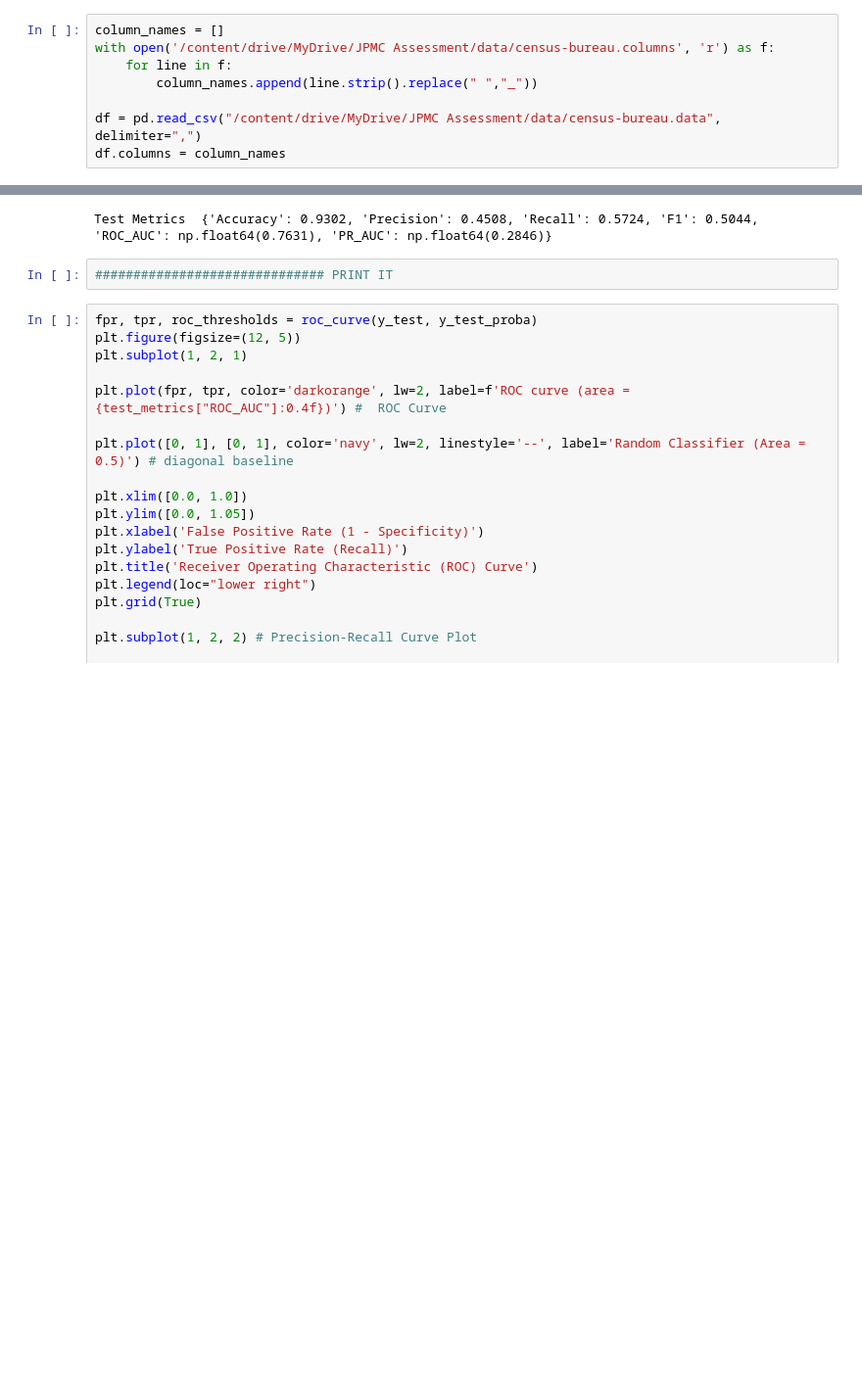
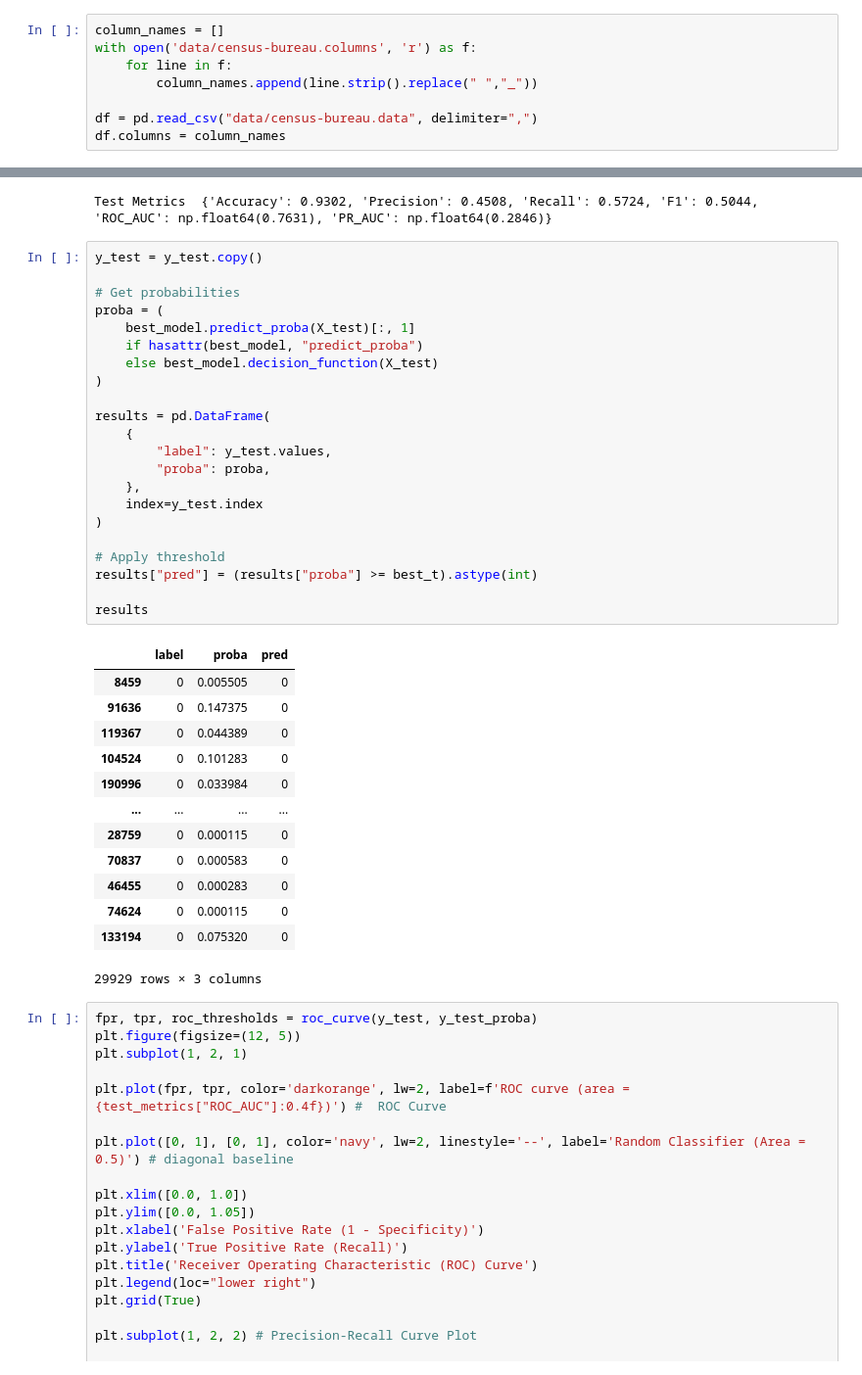
Before and after one commit to vikrampande7/census-classification-segmentation, a Jupyter notebook: 2_classification.ipynb, the cells around one changed output, grey strips where cells are left out. Shown at 98% size. Drawn from its saved outputs; the diff is of its cells as text; blank space fills up the shorter version.

Commit message:
add models, modify notebooks, change paths

```diff
--- a/2_classification.ipynb
+++ b/2_classification.ipynb
@@ -28,11 +28,11 @@ warnings.filterwarnings('ignore')
 SCALE_POS_WEIGHT = 187140 / 12382  # SCALE_POS_WEIGHT is approximately 15:1 from the ration of count in dataset
 # %%
 column_names = []
-with open('/content/drive/MyDrive/JPMC Assessment/data/census-bureau.columns', 'r') as f:
+with open('data/census-bureau.columns', 'r') as f:
     for line in f:
         column_names.append(line.strip().replace(" ","_"))
 
-df = pd.read_csv("/content/drive/MyDrive/JPMC Assessment/data/census-bureau.data", delimiter=",")
+df = pd.read_csv("data/census-bureau.data", delimiter=",")
 df.columns = column_names
 # %% [markdown]
 # Preprocessing
@@ -389,8 +389,42 @@ test_metrics = {
 print("Test Metrics ", {key: round(value, 4) for key, value in test_metrics.items()})
 # %% [output]
 Test Metrics  {'Accuracy': 0.9302, 'Precision': 0.4508, 'Recall': 0.5724, 'F1': 0.5044, 'ROC_AUC': np.float64(0.7631), 'PR_AUC': np.float64(0.2846)}
-# %%
-############################## PRINT IT
+# %%
+y_test = y_test.copy()
+
+# Get probabilities
+proba = (
+    best_model.predict_proba(X_test)[:, 1]
+    if hasattr(best_model, "predict_proba")
+    else best_model.decision_function(X_test)
+)
+
+results = pd.DataFrame(
+    {
+        "label": y_test.values,
+        "proba": proba,
+    },
+    index=y_test.index
+)
+
+# Apply threshold
+results["pred"] = (results["proba"] >= best_t).astype(int)
+
+results
+# %% [output]
+|  | label | proba | pred |
+| 8459 | 0 | 0.005505 | 0 |
+| 91636 | 0 | 0.147375 | 0 |
+| 119367 | 0 | 0.044389 | 0 |
+| 104524 | 0 | 0.101283 | 0 |
+| 190996 | 0 | 0.033984 | 0 |
+| ... | ... | ... | ... |
+| 28759 | 0 | 0.000115 | 0 |
+| 70837 | 0 | 0.000583 | 0 |
+| 46455 | 0 | 0.000283 | 0 |
+| 74624 | 0 | 0.000115 | 0 |
+| 133194 | 0 | 0.075320 | 0 |
+29929 rows × 3 columns
 # %%
 fpr, tpr, roc_thresholds = roc_curve(y_test, y_test_proba)
 plt.figure(figsize=(12, 5))
```
Also changed, not shown: parts of 3 cells of this notebook, 5 other files.
